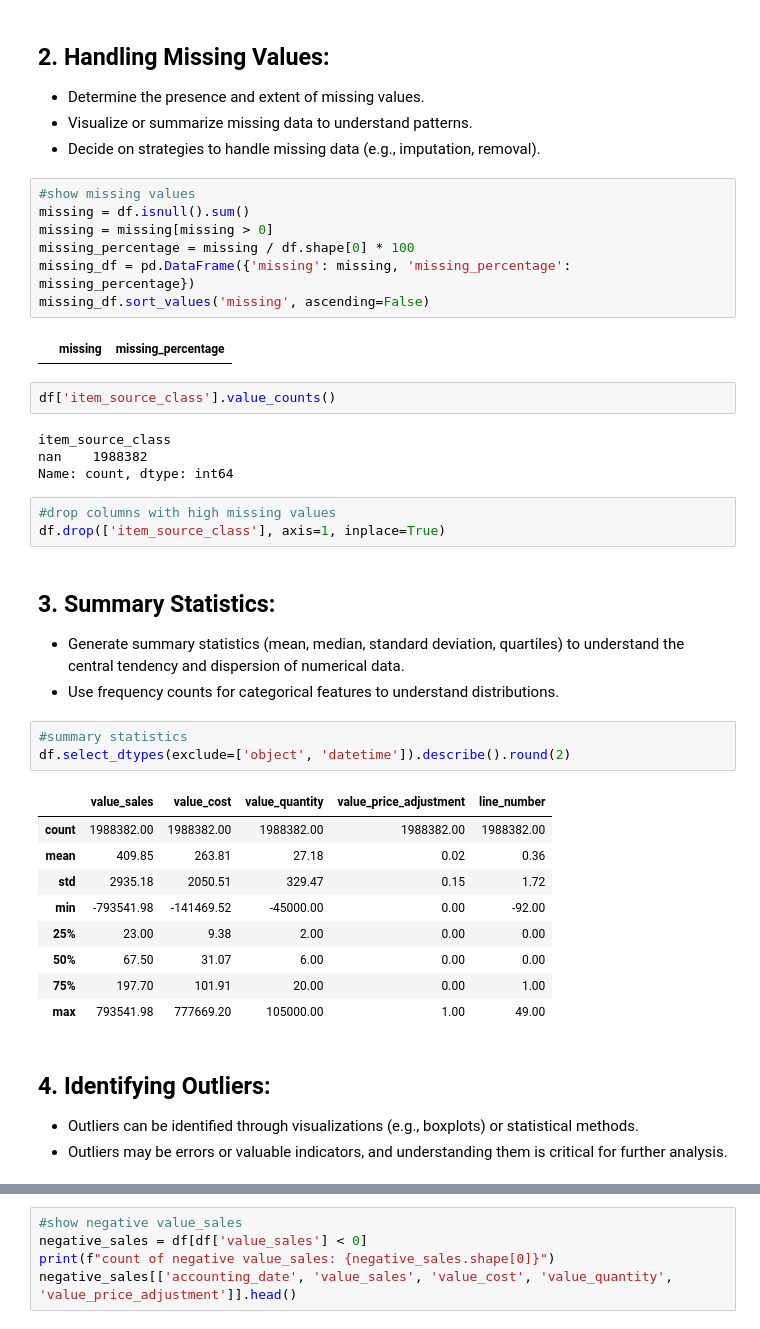
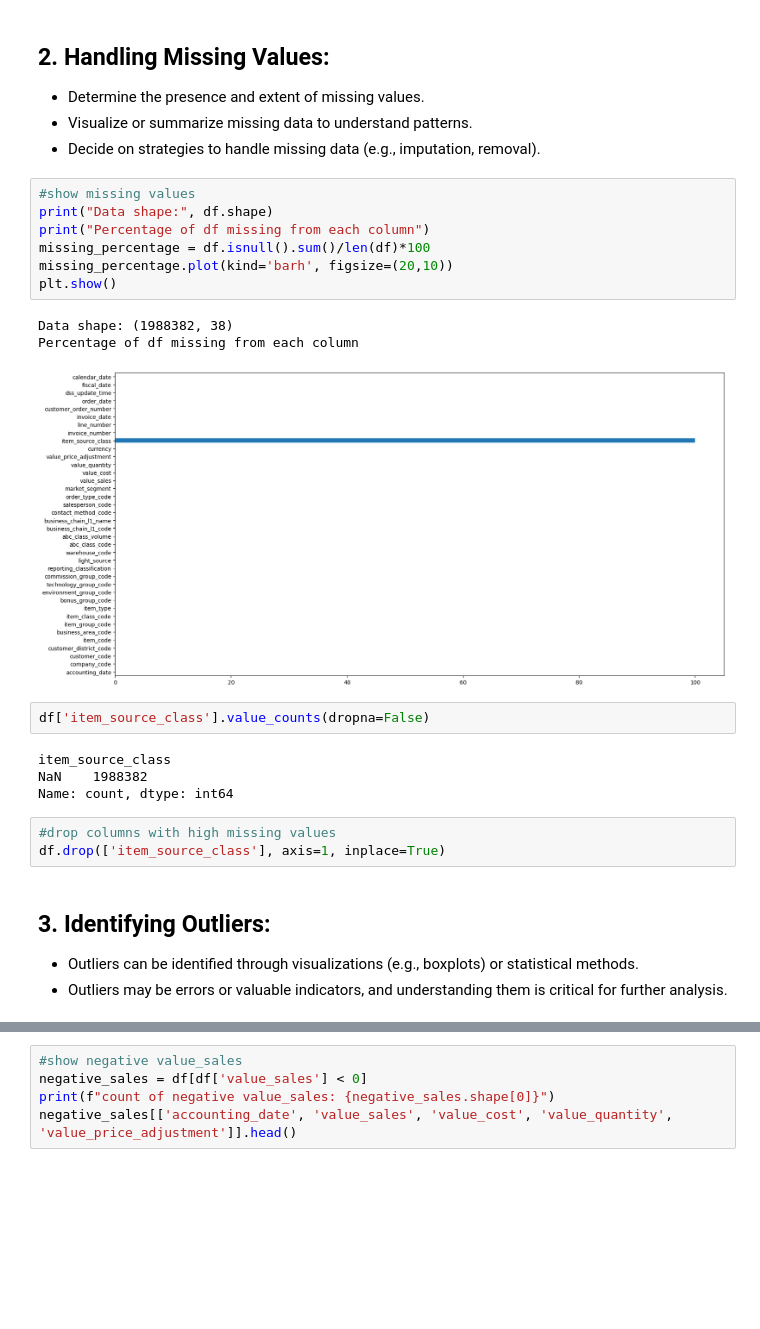
Before and after one commit to C4PT41N4545/BUSA8000-LuminaTech_Analytics_Project, a Jupyter notebook: notebooks/exploratory_analysis.ipynb, the cells around one changed output, grey strips where cells are left out. Cells and saved outputs as stored; diff of their text form; blank space fills up the shorter version.

```diff
--- a/notebooks/exploratory_analysis.ipynb
+++ b/notebooks/exploratory_analysis.ipynb
@@ -246,44 +316,28 @@ Name: count, dtype: int64
 - Determine the presence and extent of missing values.
 - Visualize or summarize missing data to understand patterns.
 - Decide on strategies to handle missing data (e.g., imputation, removal).
-# %%
-#show missing values
-missing = df.isnull().sum()
-missing = missing[missing > 0]
-missing_percentage = missing / df.shape[0] * 100
-missing_df = pd.DataFrame({'missing': missing, 'missing_percentage': missing_percentage})
-missing_df.sort_values('missing', ascending=False)
-# %% [output]
-|  | missing | missing_percentage |
+# %%
+#show missing values
+print("Data shape:", df.shape)
+print("Percentage of df missing from each column")
+missing_percentage = df.isnull().sum()/len(df)*100
+missing_percentage.plot(kind='barh', figsize=(20,10))
+plt.show()
+# %% [output]
+Data shape: (1988382, 38)
+Percentage of df missing from each column
+[figure, added]
 # %%
-df['item_source_class'].value_counts()
+df['item_source_class'].value_counts(dropna=False)
 # %% [output]
 item_source_class
-nan    1988382
+NaN    1988382
 Name: count, dtype: int64
 # %%
 #drop columns with high missing values
 df.drop(['item_source_class'], axis=1, inplace=True)
-# %% [markdown]
-## 3. Summary Statistics:
-
-- Generate summary statistics (mean, median, standard deviation, quartiles) to understand the central tendency and dispersion of numerical data.
-- Use frequency counts for categorical features to understand distributions.
-# %%
-#summary statistics
-df.select_dtypes(exclude=['object', 'datetime']).describe().round(2)
-# %% [output]
-|  | value_sales | value_cost | value_quantity | value_price_adjustment | line_number |
-| count | 1988382.00 | 1988382.00 | 1988382.00 | 1988382.00 | 1988382.00 |
-| mean | 409.85 | 263.81 | 27.18 | 0.02 | 0.36 |
-| std | 2935.18 | 2050.51 | 329.47 | 0.15 | 1.72 |
-| min | -793541.98 | -141469.52 | -45000.00 | 0.00 | -92.00 |
-| 25% | 23.00 | 9.38 | 2.00 | 0.00 | 0.00 |
-| 50% | 67.50 | 31.07 | 6.00 | 0.00 | 0.00 |
-| 75% | 197.70 | 101.91 | 20.00 | 0.00 | 1.00 |
-| max | 793541.98 | 777669.20 | 105000.00 | 1.00 | 49.00 |
 # %% [markdown]
-## 4. Identifying Outliers:
+## 3. Identifying Outliers:
 
 - Outliers can be identified through visualizations (e.g., boxplots) or statistical methods.
 - Outliers may be errors or valuable indicators, and understanding them is critical for further analysis.
```
Also changed, not shown: parts of 45 cells of this notebook.
